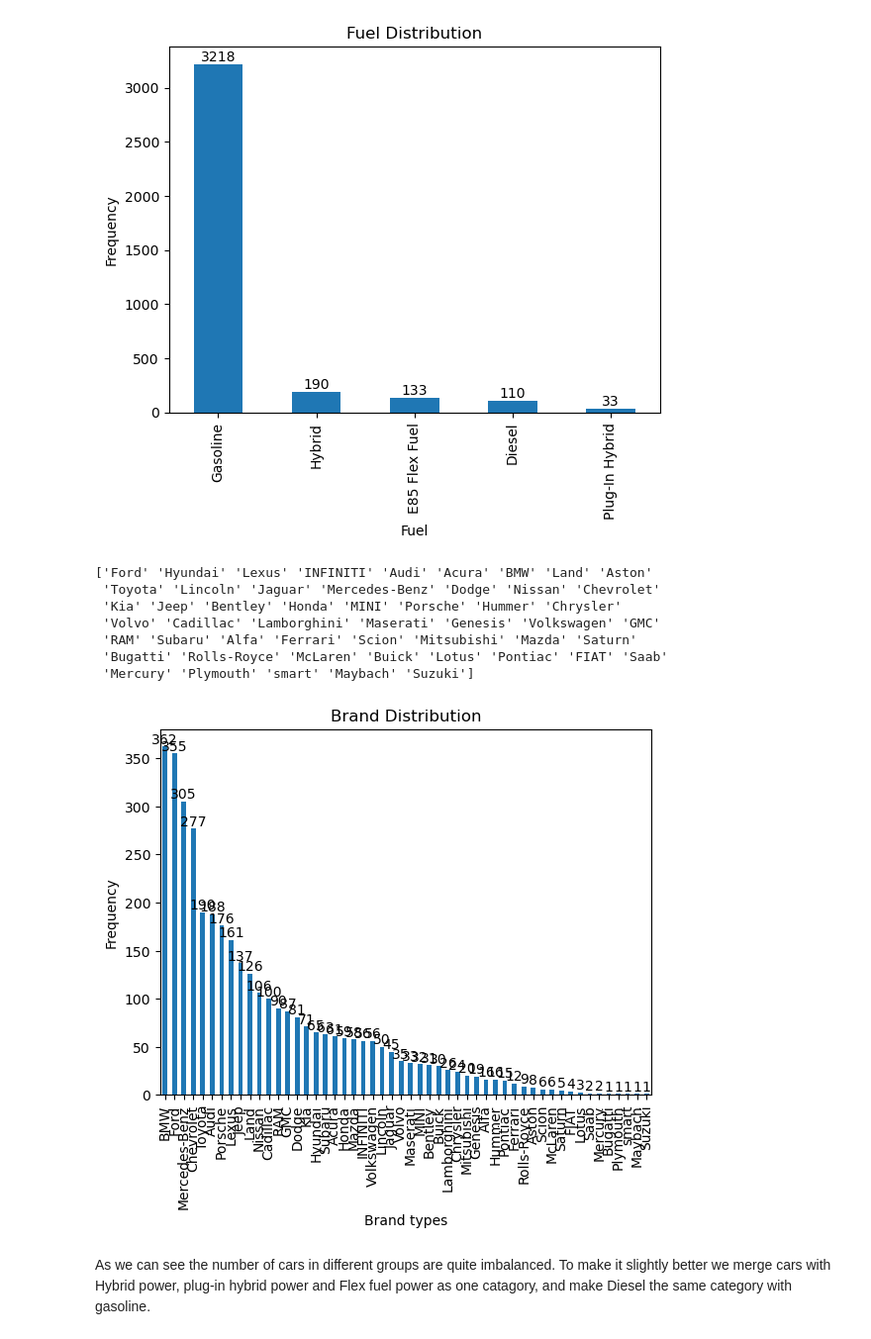
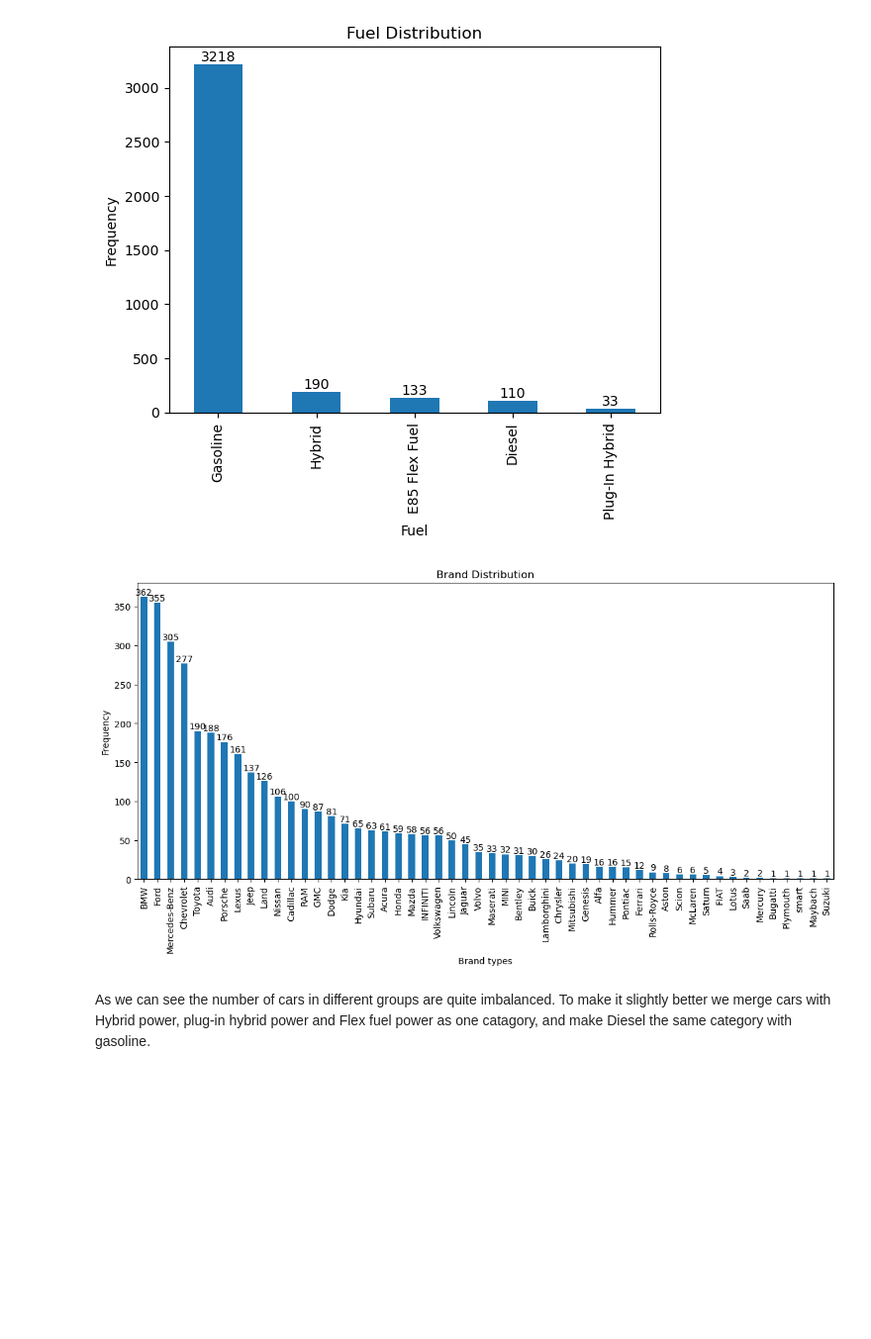
Before and after one commit to JustinTrenchcoat/Bayesian_Stat_2026, a Jupyter notebook: EDA.ipynb, the cells around one changed output. Shown at 99% size. Saved outputs shown, nothing was run; the diff lists cells and outputs as text; code cells hidden in the pictures; blank space fills up the shorter version.

```diff
--- a/EDA.ipynb
+++ b/EDA.ipynb
@@ -77,26 +99,19 @@ plt.show()
 Categories (5, object): ['Diesel', 'E85 Flex Fuel', 'Gasoline', 'Hybrid', 'Plug-In Hybrid']
 [figure]
 # %%
-print(df_new['brand'].unique())
+plt.figure(figsize=(14,6))
 counts = df_new["brand"].value_counts()
 
 ax = counts.plot(kind='bar')
 for i, v in enumerate(counts):
     ax.text(i, v, str(v), ha='center', va='bottom')
 
 plt.title('Brand Distribution')
 plt.xlabel('Brand types')
 plt.ylabel('Frequency')
 plt.show()
 # %% [output]
-['Ford' 'Hyundai' 'Lexus' 'INFINITI' 'Audi' 'Acura' 'BMW' 'Land' 'Aston'
- 'Toyota' 'Lincoln' 'Jaguar' 'Mercedes-Benz' 'Dodge' 'Nissan' 'Chevrolet'
- 'Kia' 'Jeep' 'Bentley' 'Honda' 'MINI' 'Porsche' 'Hummer' 'Chrysler'
- 'Volvo' 'Cadillac' 'Lamborghini' 'Maserati' 'Genesis' 'Volkswagen' 'GMC'
- 'RAM' 'Subaru' 'Alfa' 'Ferrari' 'Scion' 'Mitsubishi' 'Mazda' 'Saturn'
- 'Bugatti' 'Rolls-Royce' 'McLaren' 'Buick' 'Lotus' 'Pontiac' 'FIAT' 'Saab'
- 'Mercury' 'Plymouth' 'smart' 'Maybach' 'Suzuki']
-[figure, old version]
+[figure, new version]
 # %% [markdown]
 As we can see the number of cars in different groups are quite imbalanced. To make it slightly better we merge cars with Hybrid power, plug-in hybrid power and Flex fuel power as one catagory, and make Diesel the same category with gasoline.
 # %%
```
Also changed, not shown: parts of 6 cells of this notebook, 3 other files.
